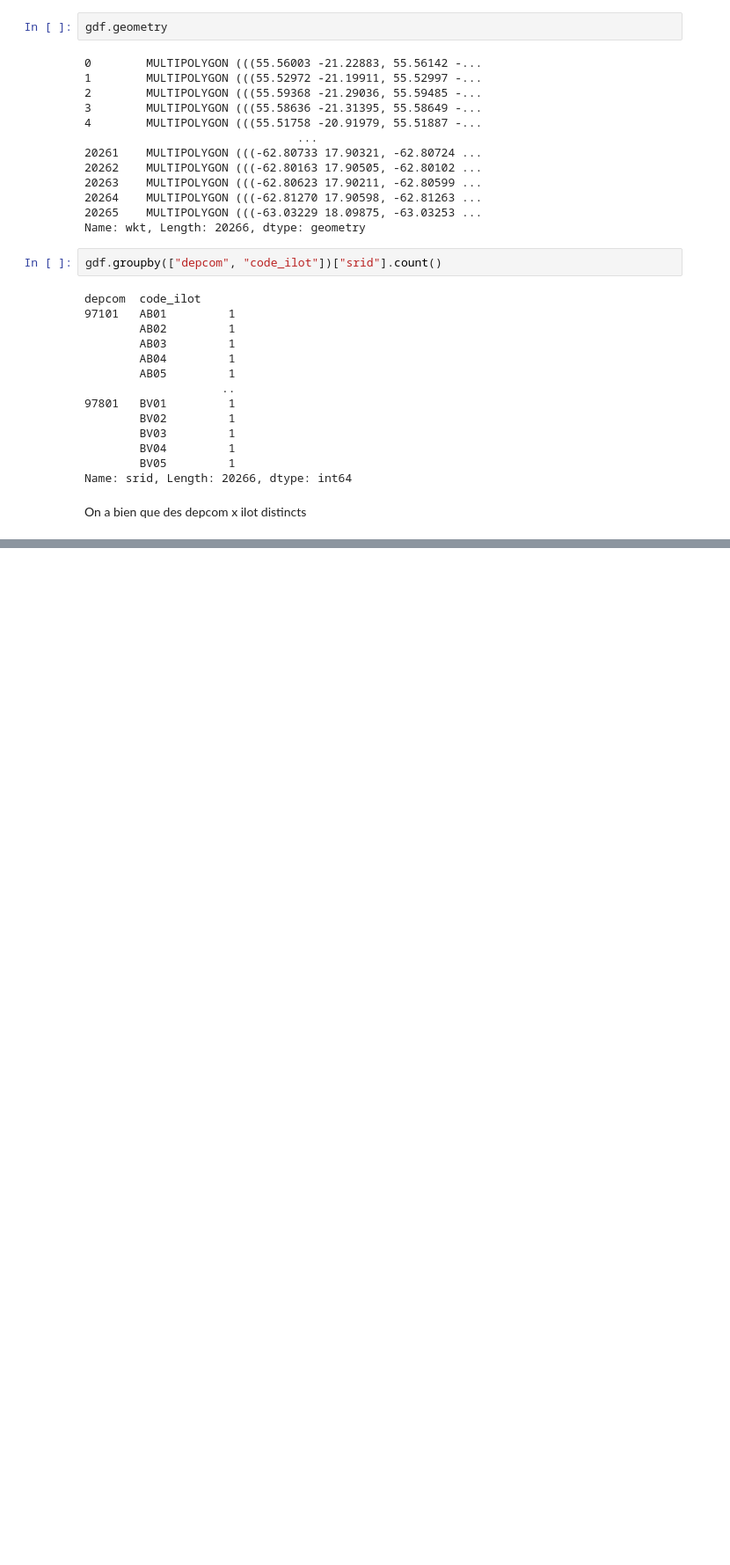
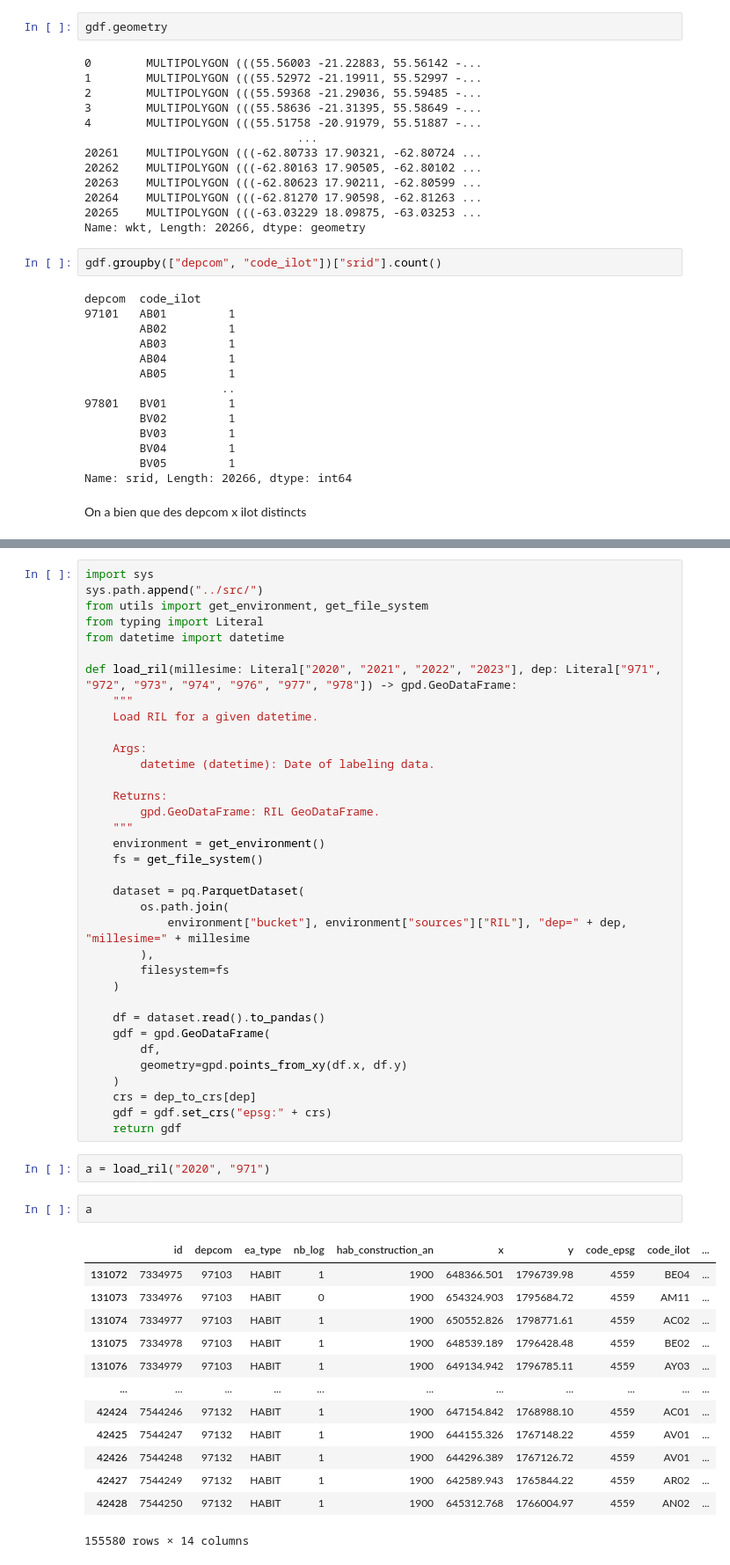
Before and after one commit to InseeFrLab/detection-habitat-spontane, a Jupyter notebook: notebooks/explore_ril.ipynb, the cells around one changed output, grey strips where cells are left out. Shown at 88% size. Cells and saved outputs as stored; diff of their text form; blank space fills up the shorter version.

Commit message:
Add update of function to load RIL in notebook

```diff
--- a/notebooks/explore_ril.ipynb
+++ b/notebooks/explore_ril.ipynb
@@ -908,0 +1013,53 @@ On a bien que des depcom x ilot distincts
+# %%
+import sys
+sys.path.append("../src/")
+from utils import get_environment, get_file_system
+from typing import Literal
+from datetime import datetime
+
+def load_ril(millesime: Literal["2020", "2021", "2022", "2023"], dep: Literal["971", "972", "973", "974", "976", "977", "978"]) -> gpd.GeoDataFrame:
+    """
+    Load RIL for a given datetime.
+
+    Args:
+        datetime (datetime): Date of labeling data.
+
+    Returns:
+        gpd.GeoDataFrame: RIL GeoDataFrame.
+    """
+    environment = get_environment()
+    fs = get_file_system()
+
+    dataset = pq.ParquetDataset(
+        os.path.join(
+            environment["bucket"], environment["sources"]["RIL"], "dep=" + dep, "millesime=" + millesime
+        ),
+        filesystem=fs
+    )
+
+    df = dataset.read().to_pandas()
+    gdf = gpd.GeoDataFrame(
+        df,
+        geometry=gpd.points_from_xy(df.x, df.y)
+    )
+    crs = dep_to_crs[dep]
+    gdf = gdf.set_crs("epsg:" + crs)
+    return gdf
+# %%
+a = load_ril("2020", "971")
+# %%
+a
+# %% [output]
+|  | id | depcom | ea_type | nb_log | hab_construction_an | x | y | code_epsg | code_ilot | ... |
+| 131072 | 7334975 | 97103 | HABIT | 1 | 1900 | 648366.501 | 1796739.98 | 4559 | BE04 | ... |
+| 131073 | 7334976 | 97103 | HABIT | 0 | 1900 | 654324.903 | 1795684.72 | 4559 | AM11 | ... |
+| 131074 | 7334977 | 97103 | HABIT | 1 | 1900 | 650552.826 | 1798771.61 | 4559 | AC02 | ... |
+| 131075 | 7334978 | 97103 | HABIT | 1 | 1900 | 648539.189 | 1796428.48 | 4559 | BE02 | ... |
+| 131076 | 7334979 | 97103 | HABIT | 1 | 1900 | 649134.942 | 1796785.11 | 4559 | AY03 | ... |
+| ... | ... | ... | ... | ... | ... | ... | ... | ... | ... | ... |
+| 42424 | 7544246 | 97132 | HABIT | 1 | 1900 | 647154.842 | 1768988.10 | 4559 | AC01 | ... |
+| 42425 | 7544247 | 97132 | HABIT | 1 | 1900 | 644155.326 | 1767148.22 | 4559 | AV01 | ... |
+| 42426 | 7544248 | 97132 | HABIT | 1 | 1900 | 644296.389 | 1767126.72 | 4559 | AV01 | ... |
+| 42427 | 7544249 | 97132 | HABIT | 1 | 1900 | 642589.943 | 1765844.22 | 4559 | AR02 | ... |
+| 42428 | 7544250 | 97132 | HABIT | 1 | 1900 | 645312.768 | 1766004.97 | 4559 | AN02 | ... |
+155580 rows × 14 columns
```
Also changed, not shown: parts of 16 cells of this notebook, 1 other file.
